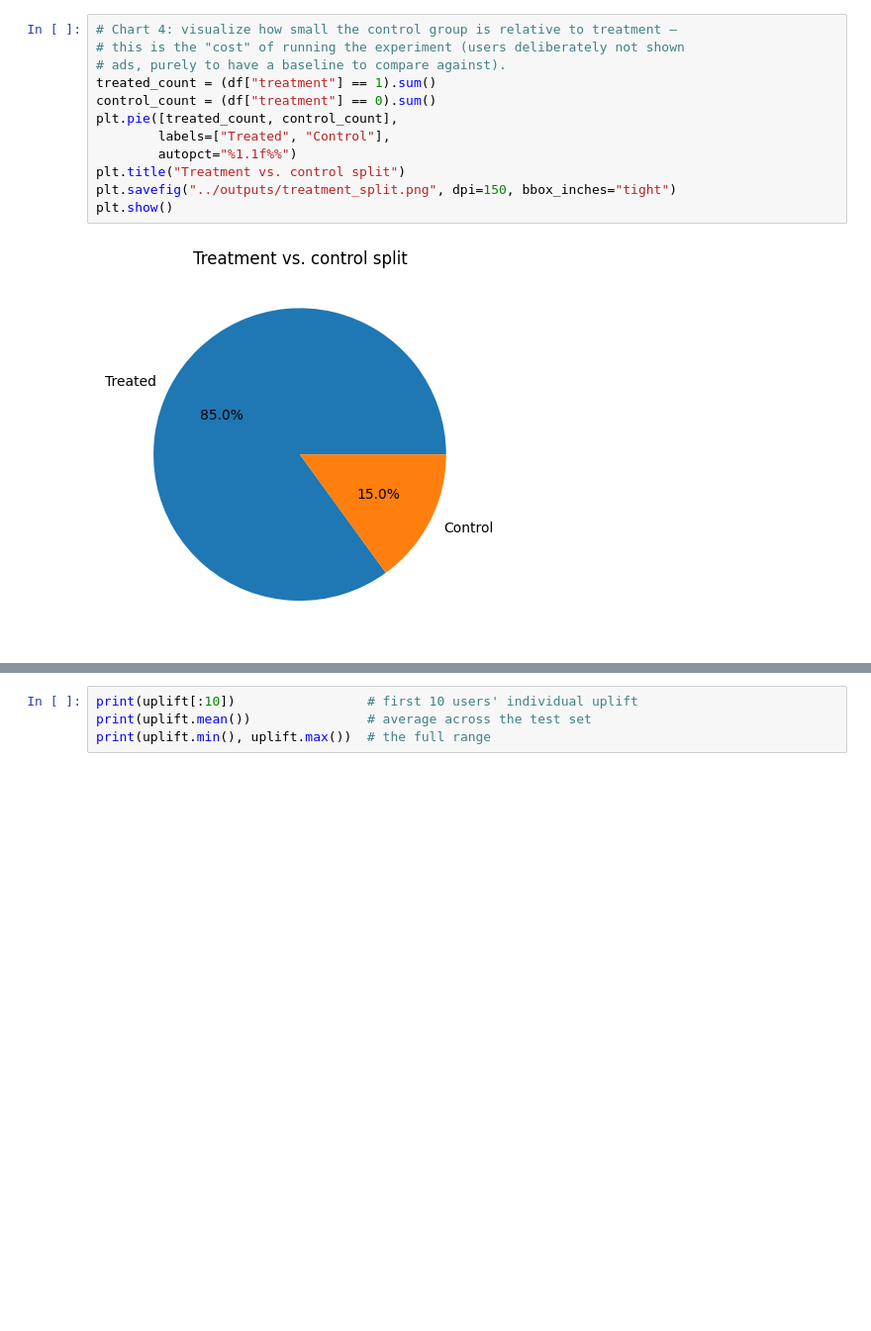
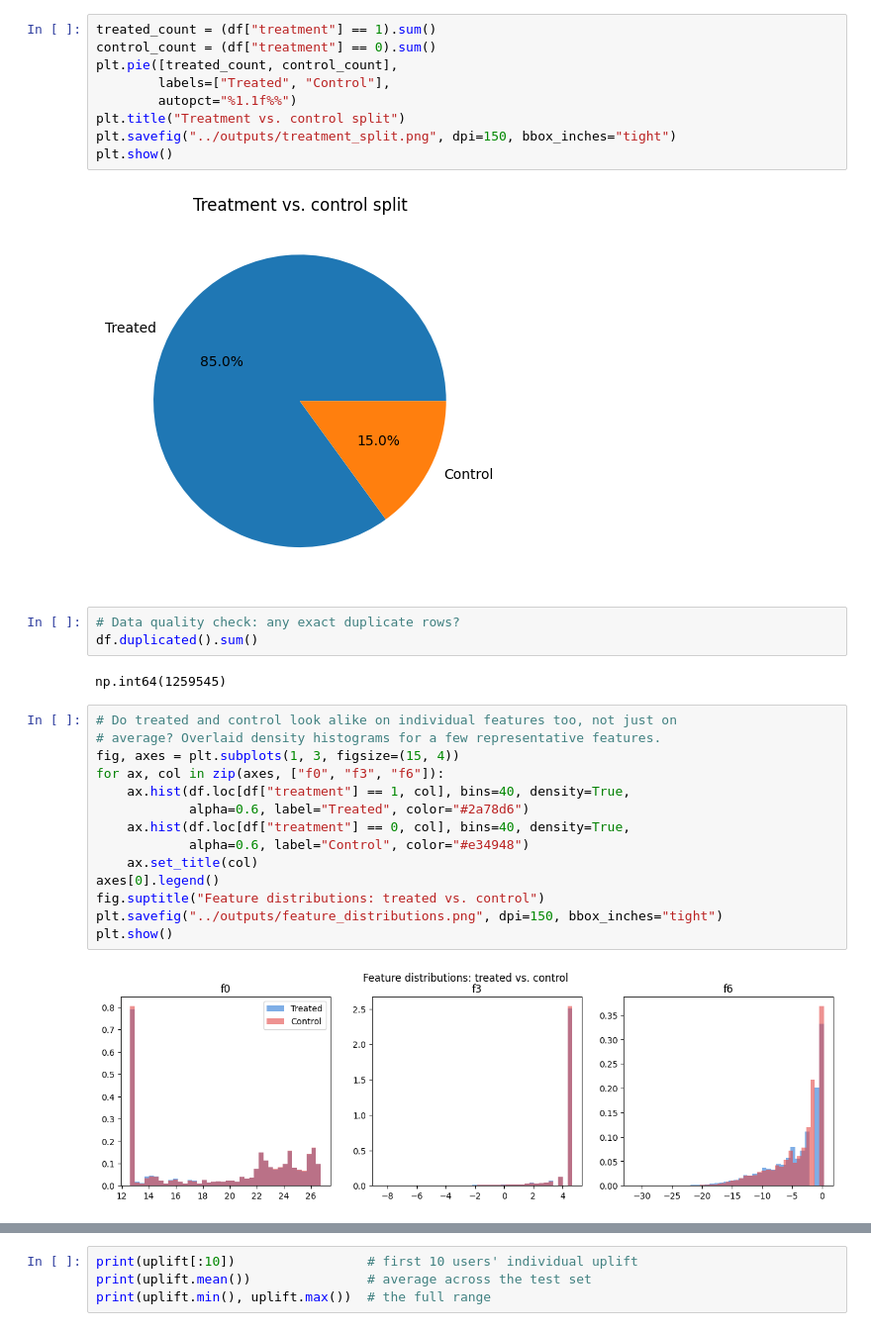
Before and after one commit to ihameed11/criteo-uplift, a Jupyter notebook: notebooks/01_EDA.ipynb, the cells around one changed output, grey strips where cells are left out. Shown at 99% size. Drawn from its saved outputs; the diff is of its cells as text; blank space fills up the shorter version.

```diff
--- a/notebooks/01_EDA.ipynb
+++ b/notebooks/01_EDA.ipynb
@@ -155,9 +125,6 @@ plt.show()
 # %% [output]
 [figure]
 # %%
-# Chart 4: visualize how small the control group is relative to treatment —
-# this is the "cost" of running the experiment (users deliberately not shown
-# ads, purely to have a baseline to compare against).
 treated_count = (df["treatment"] == 1).sum()
 control_count = (df["treatment"] == 0).sum()
 plt.pie([treated_count, control_count],
@@ -168,3 +135,24 @@ plt.savefig("../outputs/treatment_split.png", dpi=150, bbox_inches="tight")
 plt.show()
 # %% [output]
 [figure]
+# %%
+# Data quality check: any exact duplicate rows?
+df.duplicated().sum()
+# %% [output]
+np.int64(1259545)
+# %%
+# Do treated and control look alike on individual features too, not just on
+# average? Overlaid density histograms for a few representative features.
+fig, axes = plt.subplots(1, 3, figsize=(15, 4))
+for ax, col in zip(axes, ["f0", "f3", "f6"]):
+    ax.hist(df.loc[df["treatment"] == 1, col], bins=40, density=True,
+            alpha=0.6, label="Treated", color="#2a78d6")
+    ax.hist(df.loc[df["treatment"] == 0, col], bins=40, density=True,
+            alpha=0.6, label="Control", color="#e34948")
+    ax.set_title(col)
+axes[0].legend()
+fig.suptitle("Feature distributions: treated vs. control")
+plt.savefig("../outputs/feature_distributions.png", dpi=150, bbox_inches="tight")
+plt.show()
+# %% [output]
+[figure, added]
```
Also changed, not shown: parts of 43 cells of this notebook, 4 other files.
